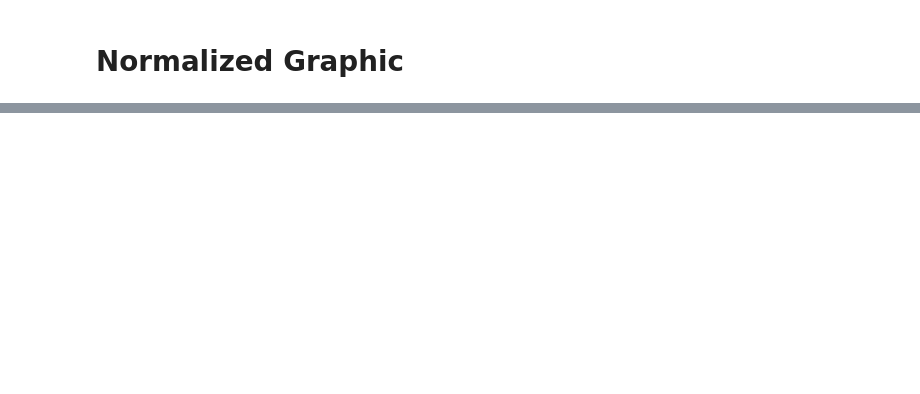
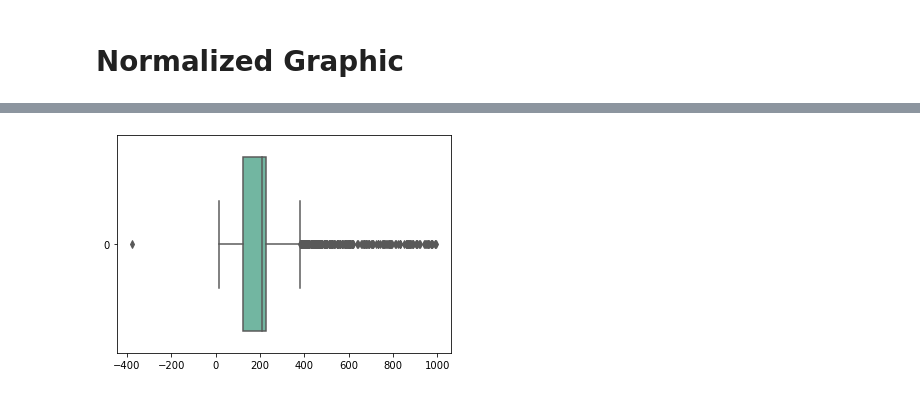
Before and after one commit to SilvaEngComp/Paper-SDN-ML-Algorithms, a Jupyter notebook: graphic_analisys.ipynb, the cells around one changed output, grey strips where cells are left out. Cells and saved outputs as stored; diff of their text form; code cells hidden in the pictures; blank space fills up the shorter version.

```diff
--- a/graphic_analisys.ipynb
+++ b/graphic_analisys.ipynb
@@ -42,0 +47,4 @@ TypeError: Only valid with DatetimeIndex, TimedeltaIndex or PeriodIndex, but got
+# %%
+ax = sns.boxplot(data=df['temperature'], orient="h", palette="Set2")
+# %% [output]
+[figure, added]
```
Also changed, not shown: parts of 14 cells of this notebook, 2 other files.
